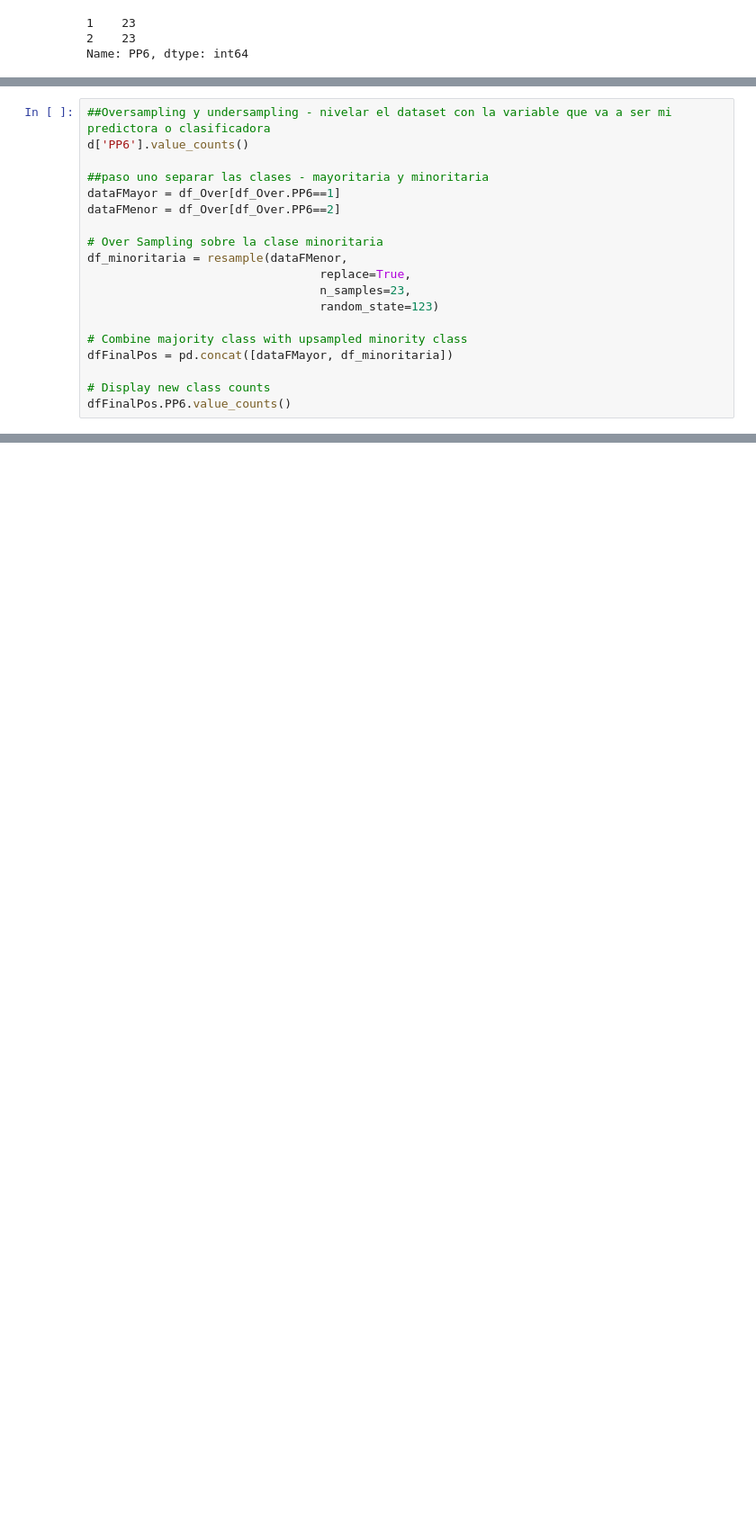
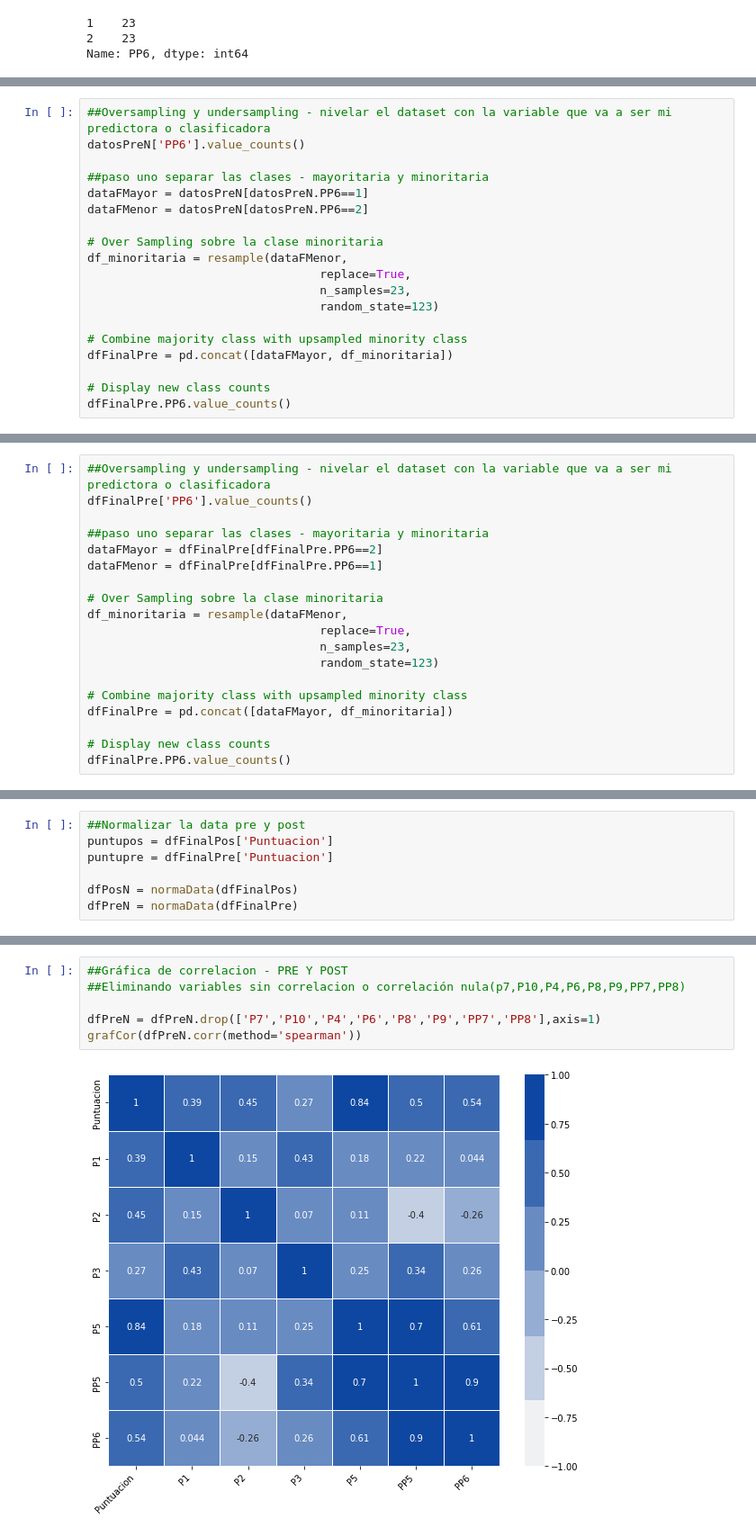
Before and after one commit to jaquimbayoc7/ProyeccionSocialAdultos, a Jupyter notebook: AnalisisPrePostest.ipynb, the cells around one changed output, grey strips where cells are left out. Shown at 90% size. Cells and saved outputs as stored; diff of their text form; blank space fills up the shorter version.

```diff
--- a/AnalisisPrePostest.ipynb
+++ b/AnalisisPrePostest.ipynb
@@ -1026,10 +1035,10 @@ Name: PP6, dtype: int64
 # %%
 ##Oversampling y undersampling - nivelar el dataset con la variable que va a ser mi predictora o clasificadora
-d['PP6'].value_counts()
+datosPreN['PP6'].value_counts()
 
 ##paso uno separar las clases - mayoritaria y minoritaria
-dataFMayor = df_Over[df_Over.PP6==1]
-dataFMenor = df_Over[df_Over.PP6==2]
+dataFMayor = datosPreN[datosPreN.PP6==1]
+dataFMenor = datosPreN[datosPreN.PP6==2]
 
 # Over Sampling sobre la clase minoritaria
 df_minoritaria = resample(dataFMenor,
@@ -1038,7 +1047,7 @@ df_minoritaria = resample(dataFMenor,
                                  random_state=123)
 
 # Combine majority class with upsampled minority class
-dfFinalPos = pd.concat([dataFMayor, df_minoritaria])
+dfFinalPre = pd.concat([dataFMayor, df_minoritaria])
 
 # Display new class counts
-dfFinalPos.PP6.value_counts()
+dfFinalPre.PP6.value_counts()
@@ -1044,0 +1058,19 @@ dfFinalPos.PP6.value_counts()
+# %%
+##Oversampling y undersampling - nivelar el dataset con la variable que va a ser mi predictora o clasificadora
+dfFinalPre['PP6'].value_counts()
+
+##paso uno separar las clases - mayoritaria y minoritaria
+dataFMayor = dfFinalPre[dfFinalPre.PP6==2]
+dataFMenor = dfFinalPre[dfFinalPre.PP6==1]
+
+# Over Sampling sobre la clase minoritaria
+df_minoritaria = resample(dataFMenor,
+                                 replace=True,
+                                 n_samples=23,
+                                 random_state=123)
+
+# Combine majority class with upsampled minority class
+dfFinalPre = pd.concat([dataFMayor, df_minoritaria])
+
+# Display new class counts
+dfFinalPre.PP6.value_counts()
@@ -1044,0 +1081,7 @@ dfFinalPos.PP6.value_counts()
+# %%
+##Normalizar la data pre y post
+puntupos = dfFinalPos['Puntuacion']
+puntupre = dfFinalPre['Puntuacion']
+
+dfPosN = normaData(dfFinalPos)
+dfPreN = normaData(dfFinalPre)
@@ -1044,0 +1121,8 @@ dfFinalPos.PP6.value_counts()
+# %%
+##Gráfica de correlacion - PRE Y POST
+##Eliminando variables sin correlacion o correlación nula(p7,P10,P4,P6,P8,P9,PP7,PP8)
+
+dfPreN = dfPreN.drop(['P7','P10','P4','P6','P8','P9','PP7','PP8'],axis=1)
+grafCor(dfPreN.corr(method='spearman'))
+# %% [output]
+[figure, added]
```
Also changed, not shown: parts of 39 cells of this notebook.
